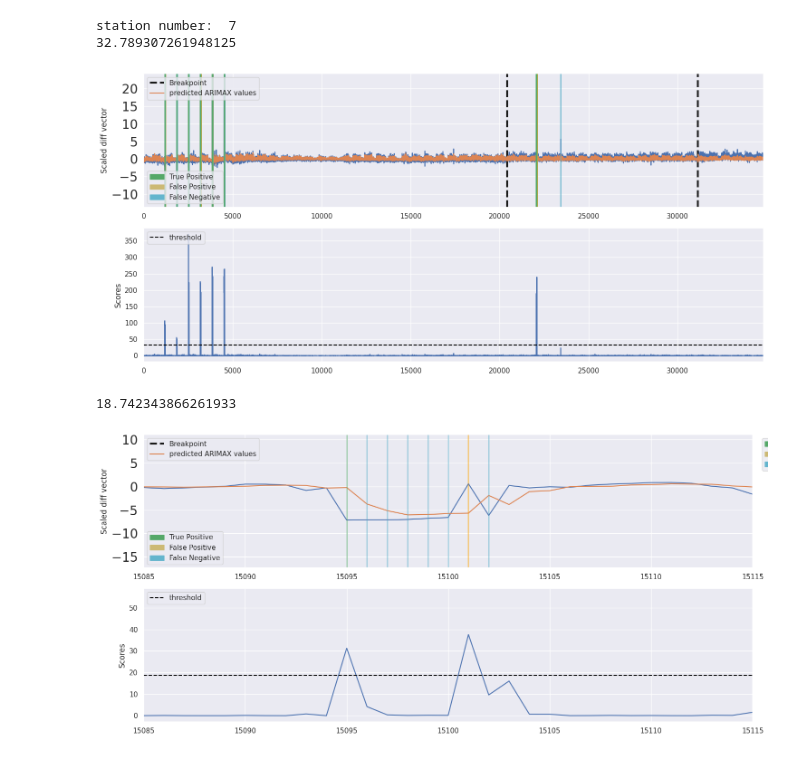
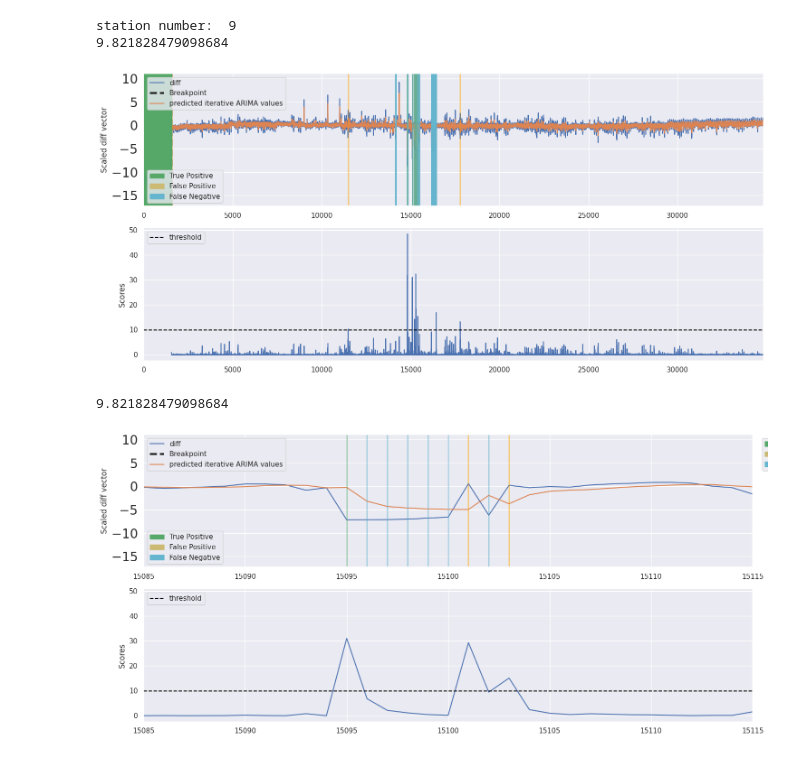
Before and after one commit to Tijmen-de-Haas/StormPhase2, a Jupyter notebook: graph.ipynb, the cells around one changed output. Cells and saved outputs as stored; diff of their text form; code cells hidden in the pictures.

```diff
--- a/graph.ipynb
+++ b/graph.ipynb
@@ -245,49 +221,49 @@ station number:  9
 from src.methods import SequentialEnsemble
 import numpy as np
 
-method = 'Sequential-DoubleThresholdBS+SingleThresholdARIMA'
+method = 'Sequential-DoubleThresholdBS+SingleThresholdSingleARIMA'
 
 preds_path = os.path.join('/data/tijmen/base_roel_model/StormPhase2/data/results/OS_data/predictions/Test', preprocessing_hash, method)
 scores_path = os.path.join('/data/tijmen/base_roel_model/StormPhase2/data/results/OS_data/scores/Test', preprocessing_hash, method)
 
 
 best_model_entry = cursor.execute("""
 SELECT e.*
 FROM experiment_results e
 WHERE e.metric = (
     SELECT MAX(metric)
     FROM experiment_results
     WHERE method = (?) AND which_split = (?)
 ) AND e.method = (?)
 """, (method, "Test", method))
 
 (preprocessing_hash, hyperparameter_hash, _, _, preprocessing_hyperparameter_string_pickle, hyperparameter_string_pickle, validation_metric) = next(best_model_entry)
 
 model_hyperparameters = jsonpickle.decode(hyperparameter_string_pickle, keys=True)
 model = SequentialEnsemble(model_folder, preprocessing_hash, **model_hyperparameters)
 model.load_model()
 
 preds_path = os.path.join(preds_path, hyperparameter_hash, 'predictions.pickle')
 with open(preds_path, 'rb') as handle:
         predictions = pickle.load(handle)
 values_path = os.path.join(scores_path, hyperparameter_hash, 'values.pickle')
 with open(values_path, 'rb') as handle:
         values = pickle.load(handle)
 scores_path = os.path.join(scores_path, hyperparameter_hash, 'scores.pickle')
 with open(scores_path, 'rb') as handle:
         scores = pickle.load(handle)
-
+station=9
 plot_predictions(X_dfs, y_dfs, predictions, dfs_files, model,  which_stations = [station], scores=scores, values=values)
 # %% [output]
-station number:  7
-32.789307261948125
+station number:  9
+9.821828479098684
-[figure, old version]
+[figure, new version]
 # %%
-station=9
+
 plot_single_prediction(X_dfs[station], y_dfs[station], predictions[station], dfs_files, model, scores=scores[station],values=values[station], interval=(15085,15115))
 # %% [output]
-18.742343866261933
+9.821828479098684
-[figure, old version]
+[figure, new version]
 # %%
 plot_predictions(X_dfs, y_dfs, predictions, dfs_files, model,  which_stations = [7], scores=scores, values=values)
 # %% [output]
```
Also changed, not shown: parts of 12 cells of this notebook, 4 other files.
